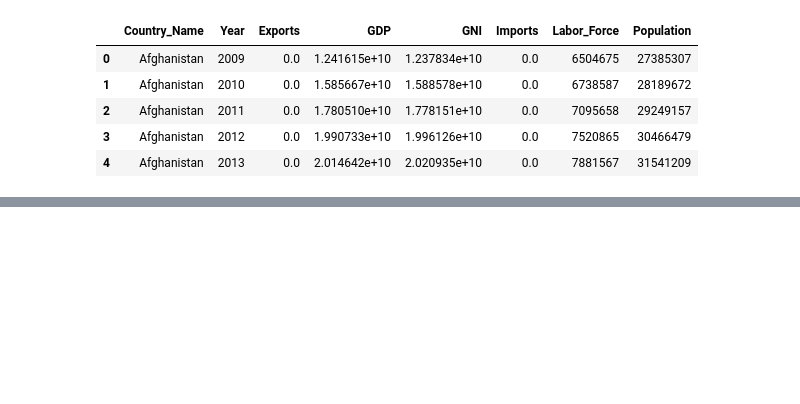
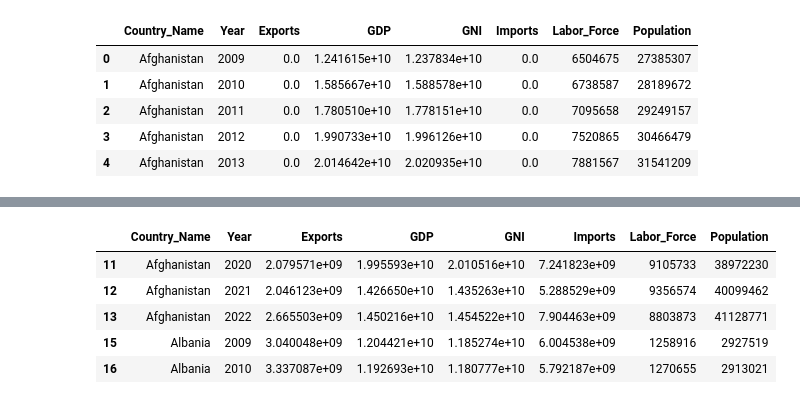
Before and after one commit to koto253/Data_Science_Portfolio, a Jupyter notebook: GDP_Economic_Indicators/eda_gdp_df.ipynb, the cells around one changed output, grey strips where cells are left out. Saved outputs shown, nothing was run; the diff lists cells and outputs as text; code cells hidden in the pictures; blank space fills up the shorter version.

```diff
--- a/GDP_Economic_Indicators/eda_gdp_df.ipynb
+++ b/GDP_Economic_Indicators/eda_gdp_df.ipynb
@@ -15,0 +53,10 @@ gdp_df.head()
+# %%
+gdp_df_export_Import = gdp_df[(gdp_df.Exports != 0) | (gdp_df.Imports != 0)]
+gdp_df_export_Import.head()
+# %% [output]
+|  | Country_Name | Year | Exports | GDP | GNI | Imports | Labor_Force | Population |
+| 11 | Afghanistan | 2020 | 2.079571e+09 | 1.995593e+10 | 2.010516e+10 | 7.241823e+09 | 9105733 | 38972230 |
+| 12 | Afghanistan | 2021 | 2.046123e+09 | 1.426650e+10 | 1.435263e+10 | 5.288529e+09 | 9356574 | 40099462 |
+| 13 | Afghanistan | 2022 | 2.665503e+09 | 1.450216e+10 | 1.454522e+10 | 7.904463e+09 | 8803873 | 41128771 |
+| 15 | Albania | 2009 | 3.040048e+09 | 1.204421e+10 | 1.185274e+10 | 6.004538e+09 | 1258916 | 2927519 |
+| 16 | Albania | 2010 | 3.337087e+09 | 1.192693e+10 | 1.180777e+10 | 5.792187e+09 | 1270655 | 2913021 |
```
Also changed, not shown: parts of 4 cells of this notebook.
